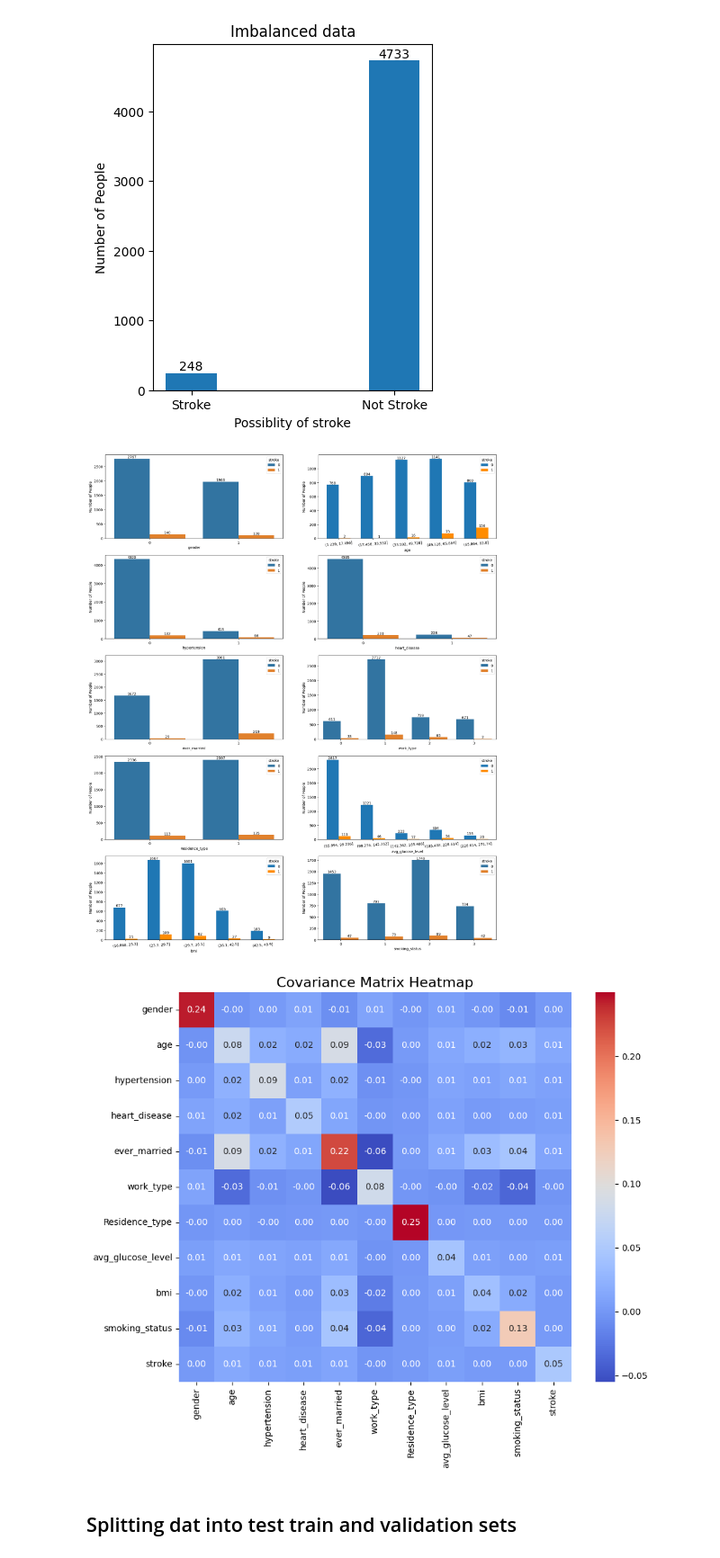
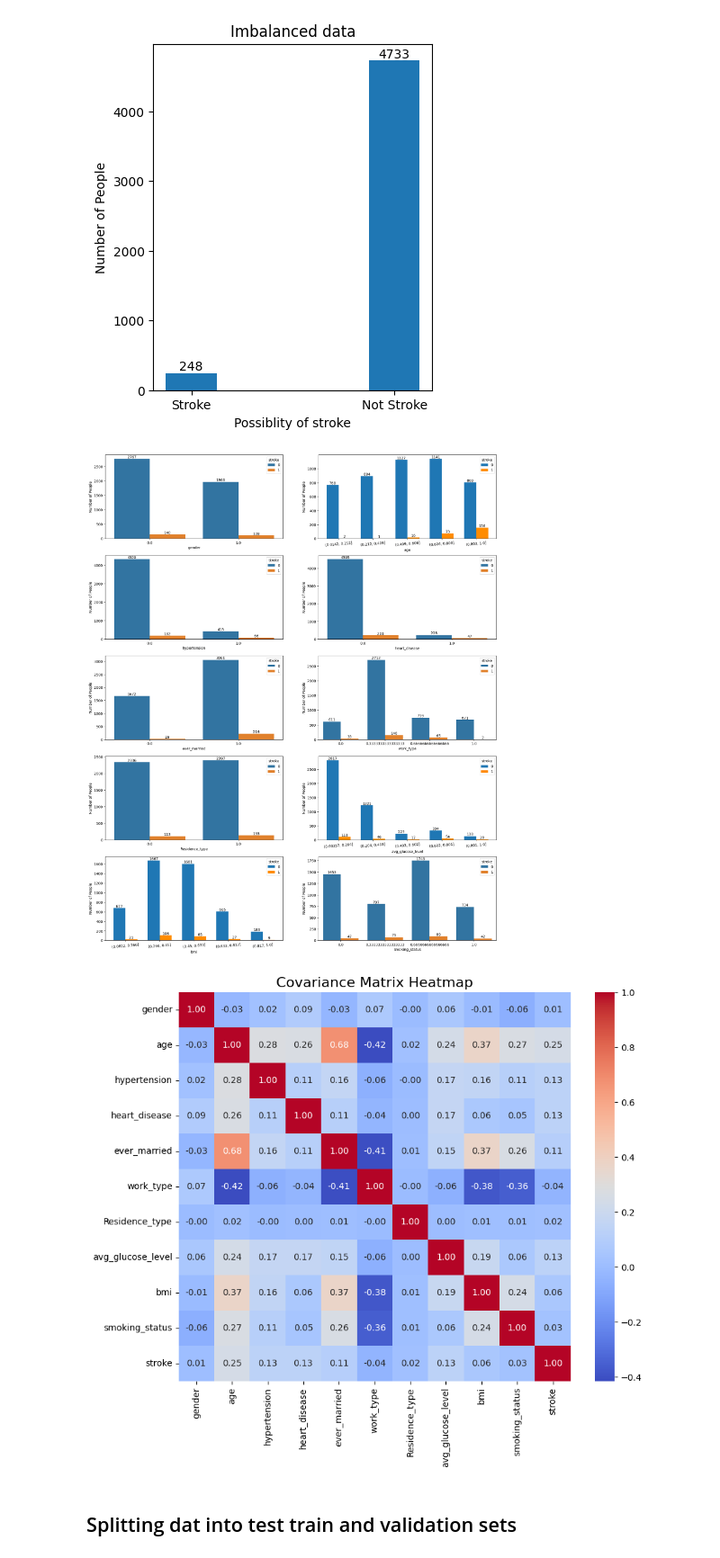
Before and after one commit to prakharguptaujjain/Brain-Stroke-Prediction, a Jupyter notebook: Brain_Stroke_Prediction(1).ipynb, the cells around one changed output. Shown: that part at 90% size. Drawn from its saved outputs; the diff is of its cells as text; code cells hidden in the pictures.

```diff
--- a/Brain_Stroke_Prediction(1).ipynb
+++ b/Brain_Stroke_Prediction(1).ipynb
@@ -116,0 +74,8 @@ dtype: object
+# %%
+#Reading the dataset
+if os.path.exists("config.json"):
+    with open("config.json","r") as f:
+        file_dir=json.load(f)['filename']
+        df=pd.read_csv(file_dir)
+else:
+    df=pd.read_csv('brain_stroke.csv')
@@ -167,6 +180,7 @@ plt.show()
 # %% [output]
 [figure]
 # %%
+# Plotting variations of dataset with respect to stroke (Count Plot for each feature)
 fig = plt.figure(figsize=(20, 25))
 cnt = 0
 temp = df
@@ -199,9 +213,11 @@ for i in df.columns[:-1]:
             ax.annotate(format(p.get_height(), '.0f'), (p.get_x() + p.get_width() / 2., p.get_height()),
                         ha = 'center', va = 'center', xytext = (0, 5), textcoords = 'offset points')
 
+# Saving plot image
+plt.savefig('images/Count_plot.png')
 plt.show()
 # %% [output]
-[figure, old version]
+[figure, new version]
 # %%
 #Scalling the dataset
 scaler = MinMaxScaler()
@@ -209,13 +225,16 @@ for col in df.columns:
     if(col!='stroke'):
         df[col] = scaler.fit_transform(np.array(df[col]).reshape(len(df[col]),1))
 # %%
-cov_matrix=df.cov()
+# Plotting correlation matrix
+corr_matrix=df.corr()
 plt.figure(figsize=(10, 8))
-sns.heatmap(cov_matrix, cmap='coolwarm', annot=True, fmt='.2f')
+sns.heatmap(corr_matrix, cmap='coolwarm', annot=True, fmt='.2f')
 plt.title('Covariance Matrix Heatmap', fontsize=16)
 
+# Saving plot image
+plt.savefig('images/Correlation_matrix.png')
 # Show plot
 plt.show()
 # %% [output]
-[figure, old version]
+[figure, new version]
 # %%
```
Also changed, not shown: parts of 102 cells of this notebook, 26 other files.
